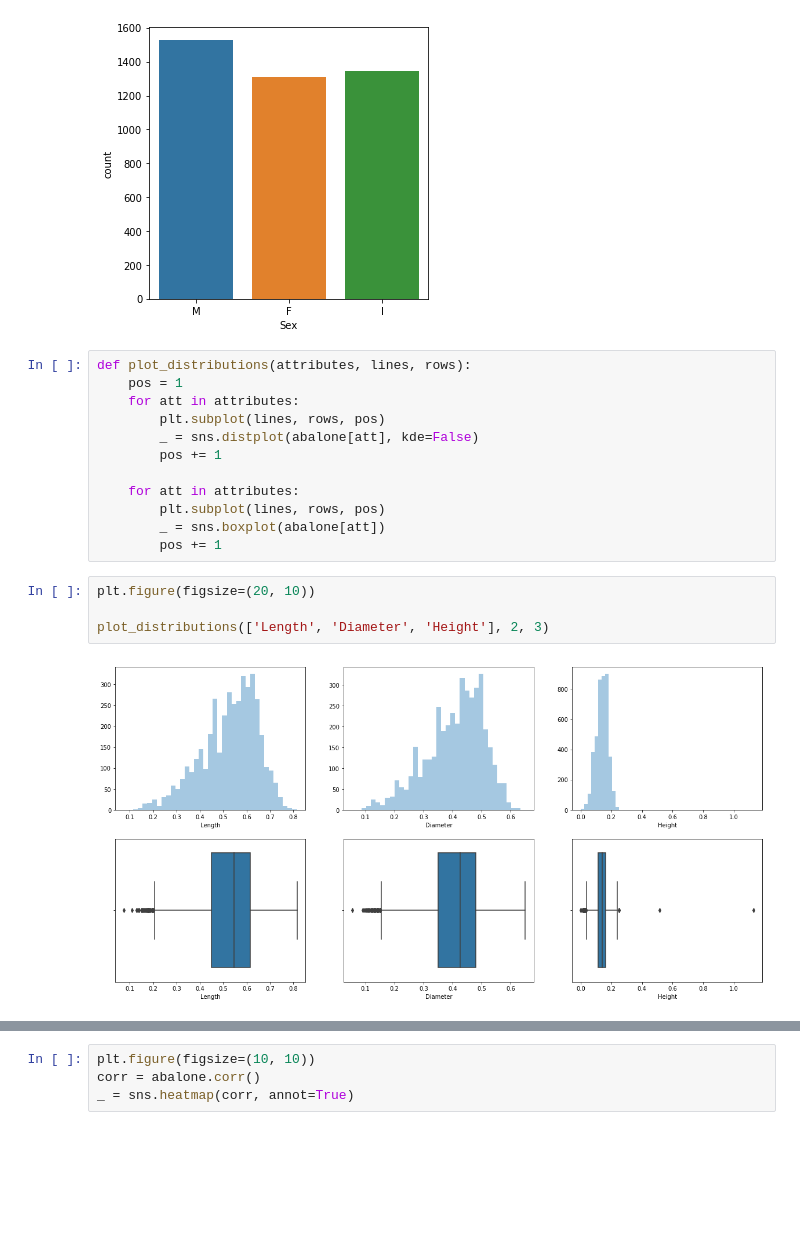
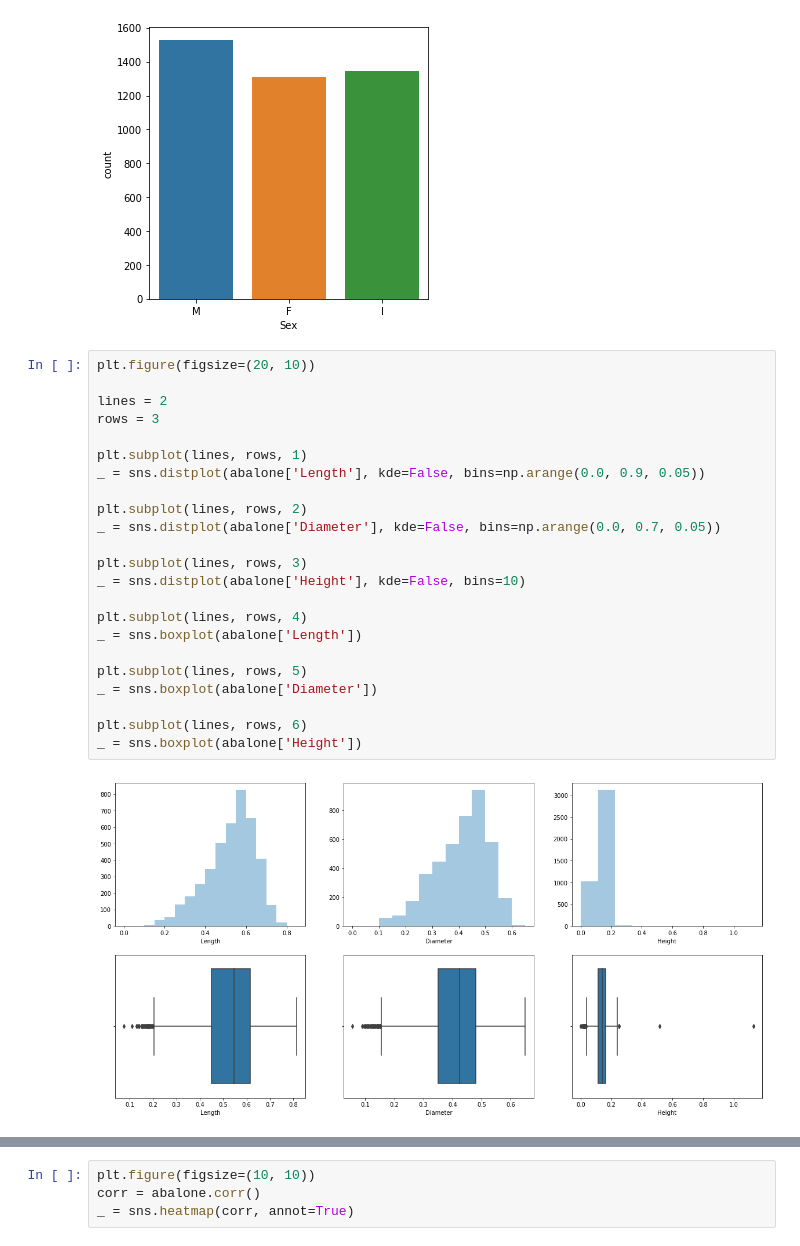
Before and after one commit to rodolfo-mendes/abalone, a Jupyter notebook: exploratory-data-analysis.ipynb, the cells around one changed output, grey strips where cells are left out. Drawn from its saved outputs; the diff is of its cells as text; blank space fills up the shorter version.

```diff
--- a/exploratory-data-analysis.ipynb
+++ b/exploratory-data-analysis.ipynb
@@ -37,23 +51,30 @@ plt.figure(figsize=(5,5))
 _ = sns.countplot(abalone.Sex)
 # %% [output]
 [figure]
-# %%
-def plot_distributions(attributes, lines, rows):
-    pos = 1
-    for att in attributes:
-        plt.subplot(lines, rows, pos)
-        _ = sns.distplot(abalone[att], kde=False)
-        pos += 1
-
-    for att in attributes:
-        plt.subplot(lines, rows, pos)
-        _ = sns.boxplot(abalone[att])
-        pos += 1
-# %%
-plt.figure(figsize=(20, 10))
-
-plot_distributions(['Length', 'Diameter', 'Height'], 2, 3)
-# %% [output]
-[figure, removed]
+# %%
+plt.figure(figsize=(20, 10))
+
+lines = 2
+rows = 3
+
+plt.subplot(lines, rows, 1)
+_ = sns.distplot(abalone['Length'], kde=False, bins=np.arange(0.0, 0.9, 0.05))
+
+plt.subplot(lines, rows, 2)
+_ = sns.distplot(abalone['Diameter'], kde=False, bins=np.arange(0.0, 0.7, 0.05))
+
+plt.subplot(lines, rows, 3)
+_ = sns.distplot(abalone['Height'], kde=False, bins=10)
+
+plt.subplot(lines, rows, 4)
+_ = sns.boxplot(abalone['Length'])
+
+plt.subplot(lines, rows, 5)
+_ = sns.boxplot(abalone['Diameter'])
+
+plt.subplot(lines, rows, 6)
+_ = sns.boxplot(abalone['Height'])
+# %% [output]
+[figure, added]
 # %%
 # removing outliers
```
Also changed, not shown: parts of 30 cells of this notebook.
